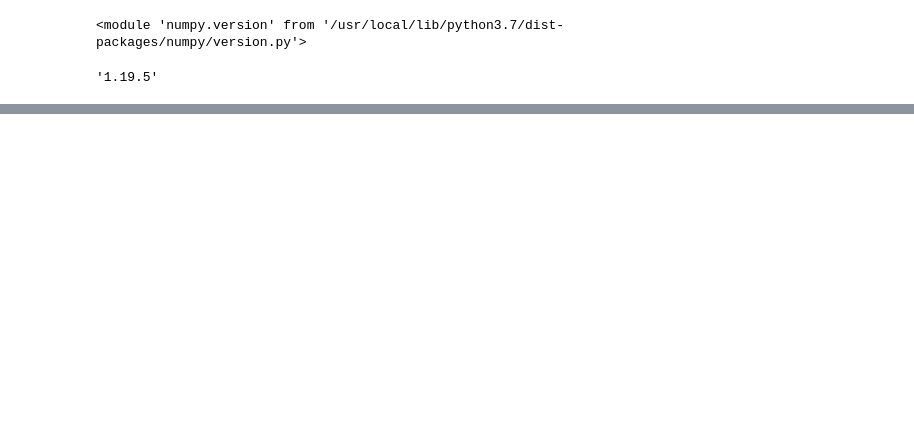
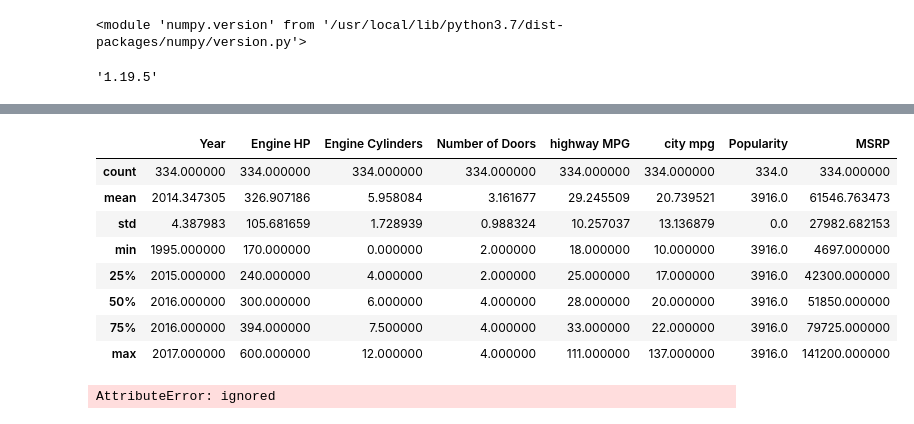
Before and after one commit to BountyHunter1999/Machine-Learning-Zoom-Camp, a Jupyter notebook: Homeworks/Homework #1.ipynb, the cells around one changed output, grey strips where cells are left out. Cells and saved outputs as stored; diff of their text form; code cells hidden in the pictures; blank space fills up the shorter version.

```diff
--- a/Homeworks/Homework #1.ipynb
+++ b/Homeworks/Homework #1.ipynb
@@ -26,0 +42,2 @@ np.version.version
+# %%
+df = pd.read_csv("data.csv")
@@ -26,0 +76,18 @@ np.version.version
+# %%
+bmw_data = df[df['Make'] == "BMW"]
+# %%
+bmw_data.describe()
+# %% [output]
+|  | Year | Engine HP | Engine Cylinders | Number of Doors | highway MPG | city mpg | Popularity | MSRP |
+| count | 334.000000 | 334.000000 | 334.000000 | 334.000000 | 334.000000 | 334.000000 | 334.0 | 334.000000 |
+| mean | 2014.347305 | 326.907186 | 5.958084 | 3.161677 | 29.245509 | 20.739521 | 3916.0 | 61546.763473 |
+| std | 4.387983 | 105.681659 | 1.728939 | 0.988324 | 10.257037 | 13.136879 | 0.0 | 27982.682153 |
+| min | 1995.000000 | 170.000000 | 0.000000 | 2.000000 | 18.000000 | 10.000000 | 3916.0 | 4697.000000 |
+| 25% | 2015.000000 | 240.000000 | 4.000000 | 2.000000 | 25.000000 | 17.000000 | 3916.0 | 42300.000000 |
+| 50% | 2016.000000 | 300.000000 | 6.000000 | 4.000000 | 28.000000 | 20.000000 | 3916.0 | 51850.000000 |
+| 75% | 2016.000000 | 394.000000 | 7.500000 | 4.000000 | 33.000000 | 22.000000 | 3916.0 | 79725.000000 |
+| max | 2017.000000 | 600.000000 | 12.000000 | 4.000000 | 111.000000 | 137.000000 | 3916.0 | 141200.000000 |
+# %%
+df["Engine HP"].na
+# %% [output]
+AttributeError: ignored
```
Also changed, not shown: parts of 33 cells of this notebook.
